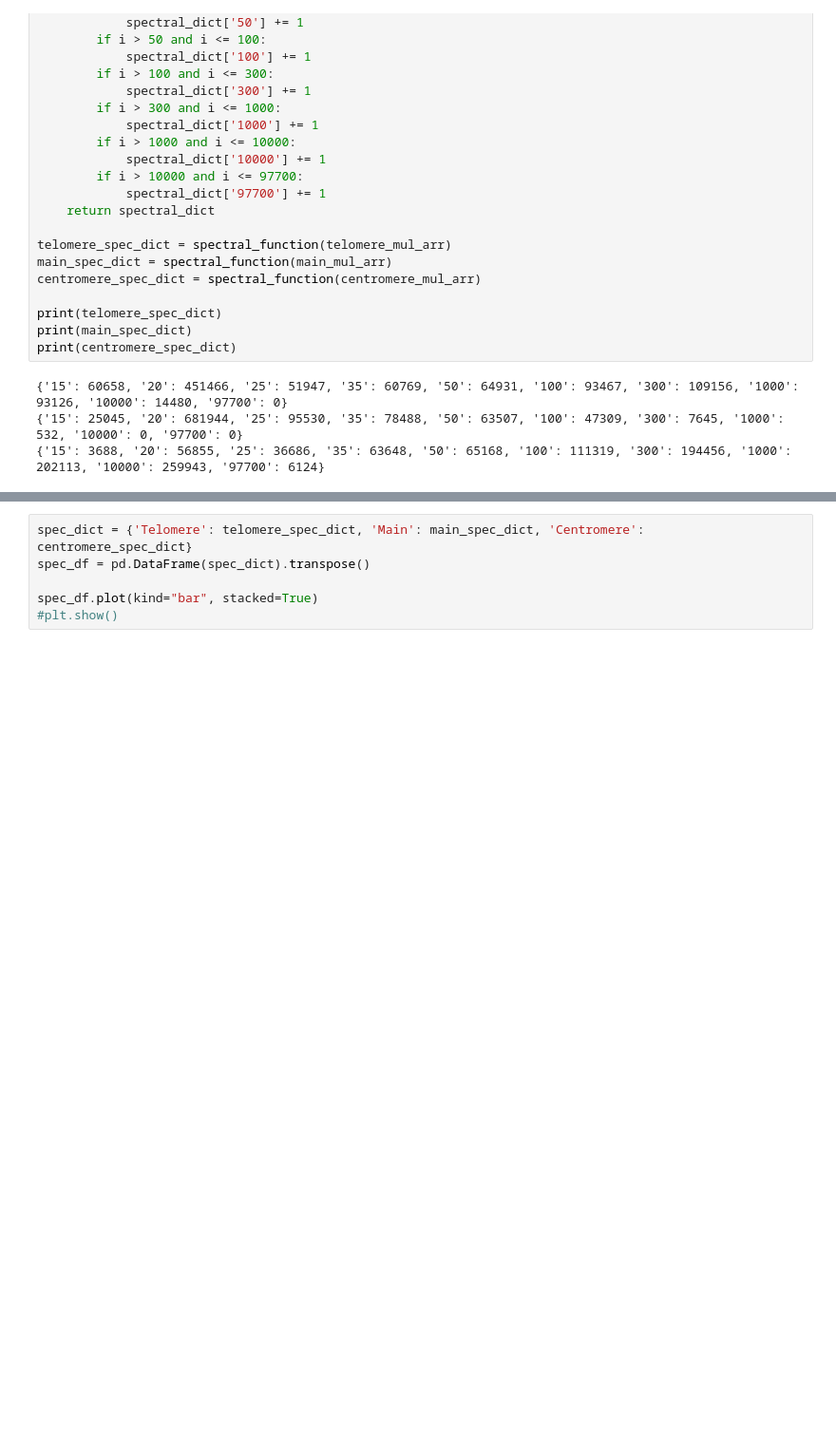
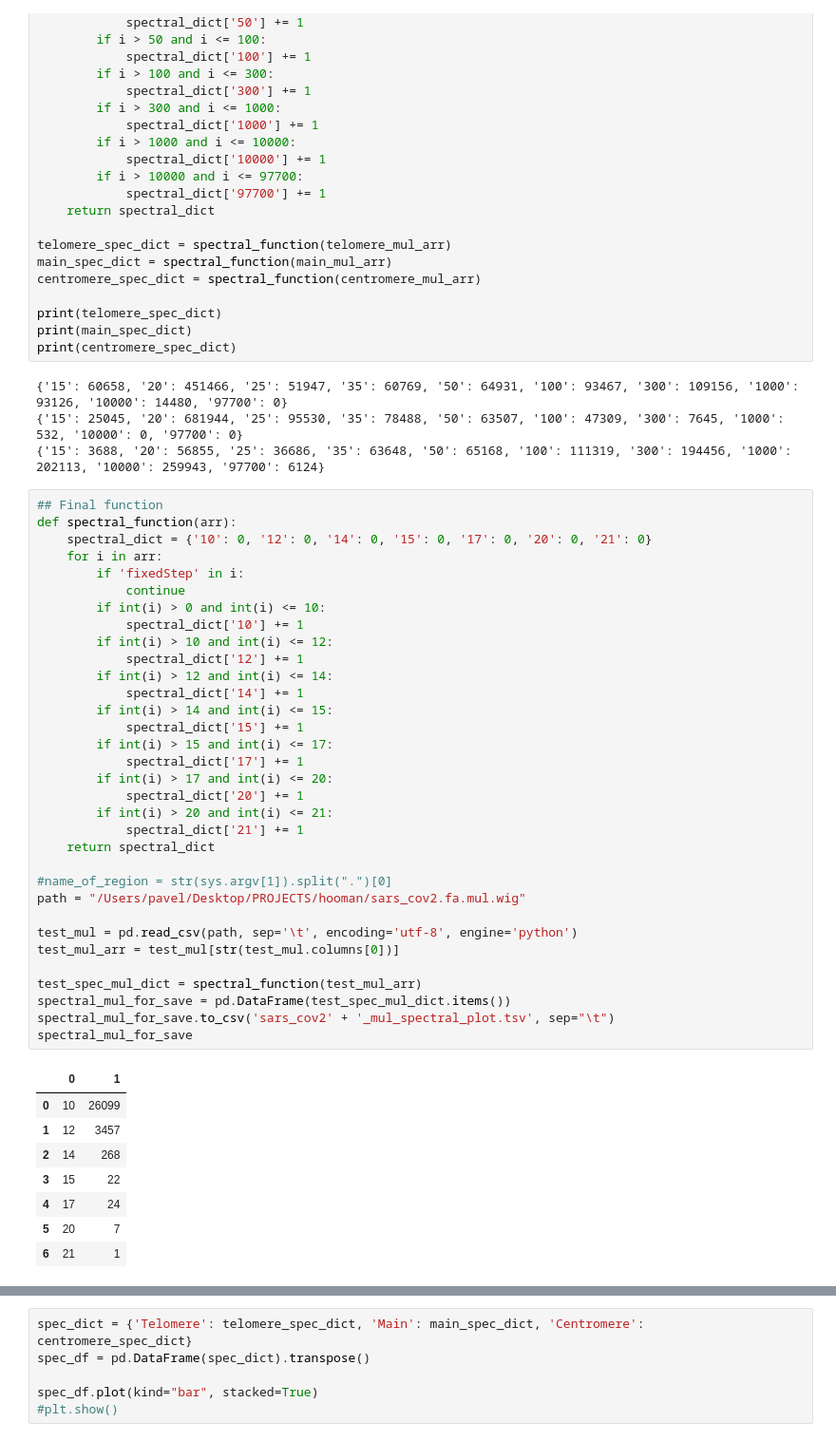
Before and after one commit to nikitin-p/t2t-mappability, a Jupyter notebook: python_notebooks/spectral_plot.ipynb, the cells around one changed output, grey strips where cells are left out. Shown at 95% size. Cells and saved outputs as stored; diff of their text form; blank space fills up the shorter version.

```diff
--- a/python_notebooks/spectral_plot.ipynb
+++ b/python_notebooks/spectral_plot.ipynb
@@ -249,3 +249,45 @@ print(centromere_spec_dict)
 {'15': 60658, '20': 451466, '25': 51947, '35': 60769, '50': 64931, '100': 93467, '300': 109156, '1000': 93126, '10000': 14480, '97700': 0}
 {'15': 25045, '20': 681944, '25': 95530, '35': 78488, '50': 63507, '100': 47309, '300': 7645, '1000': 532, '10000': 0, '97700': 0}
 {'15': 3688, '20': 56855, '25': 36686, '35': 63648, '50': 65168, '100': 111319, '300': 194456, '1000': 202113, '10000': 259943, '97700': 6124}
+# %%
+## Final function
+def spectral_function(arr):
+    spectral_dict = {'10': 0, '12': 0, '14': 0, '15': 0, '17': 0, '20': 0, '21': 0}
+    for i in arr:
+        if 'fixedStep' in i:
+            continue
+        if int(i) > 0 and int(i) <= 10:
+            spectral_dict['10'] += 1
+        if int(i) > 10 and int(i) <= 12:
+            spectral_dict['12'] += 1
+        if int(i) > 12 and int(i) <= 14:
+            spectral_dict['14'] += 1
+        if int(i) > 14 and int(i) <= 15:
+            spectral_dict['15'] += 1
+        if int(i) > 15 and int(i) <= 17:
+            spectral_dict['17'] += 1
+        if int(i) > 17 and int(i) <= 20:
+            spectral_dict['20'] += 1
+        if int(i) > 20 and int(i) <= 21:
+            spectral_dict['21'] += 1
+    return spectral_dict
+
+#name_of_region = str(sys.argv[1]).split(".")[0]
+path = "/Users/pavel/Desktop/PROJECTS/hooman/sars_cov2.fa.mul.wig"
+
+test_mul = pd.read_csv(path, sep='\t', encoding='utf-8', engine='python')
+test_mul_arr = test_mul[str(test_mul.columns[0])]
+
+test_spec_mul_dict = spectral_function(test_mul_arr)
+spectral_mul_for_save = pd.DataFrame(test_spec_mul_dict.items())
+spectral_mul_for_save.to_csv('sars_cov2' + '_mul_spectral_plot.tsv', sep="\t")
+spectral_mul_for_save
+# %% [output]
+|  | 0 | 1 |
+| 0 | 10 | 26099 |
+| 1 | 12 | 3457 |
+| 2 | 14 | 268 |
+| 3 | 15 | 22 |
+| 4 | 17 | 24 |
+| 5 | 20 | 7 |
+| 6 | 21 | 1 |
```
Also changed, not shown: parts of 4 cells of this notebook, 6 other files.
